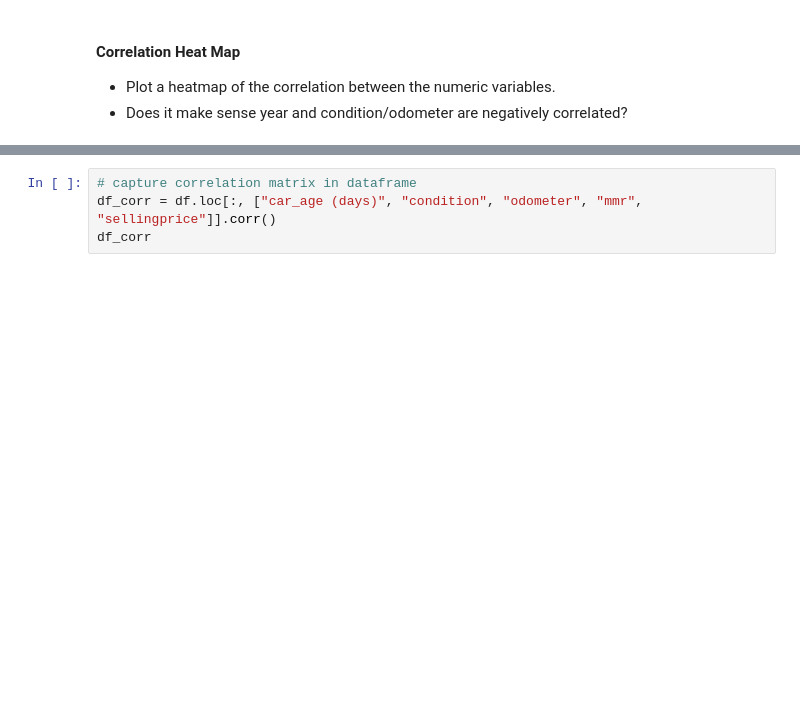
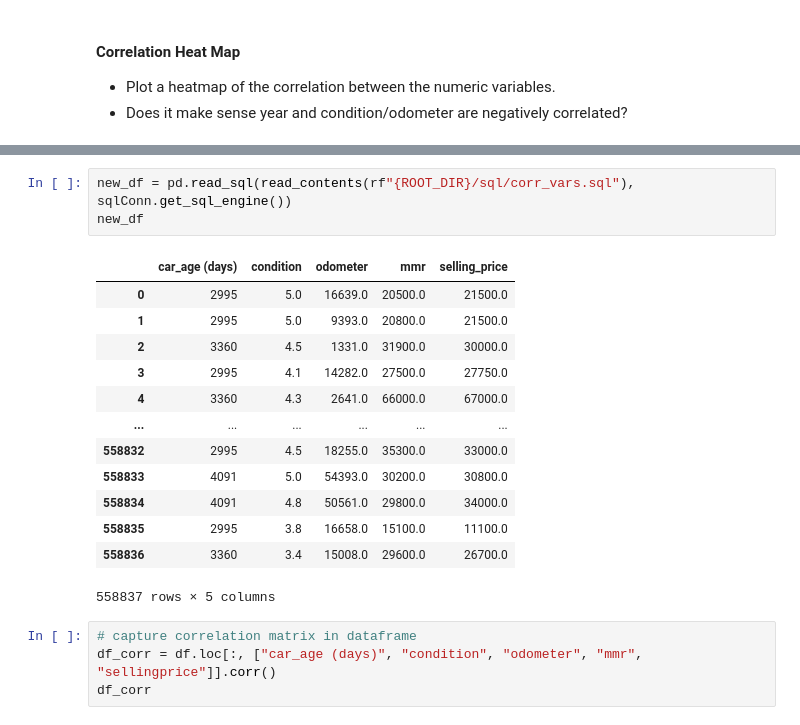
Before and after one commit to MeetPatel89/car_sales_analysis, a Jupyter notebook: notebook.ipynb, the cells around one changed output, grey strips where cells are left out. Cells and saved outputs as stored; diff of their text form; blank space fills up the shorter version.

```diff
--- a/notebook.ipynb
+++ b/notebook.ipynb
@@ -148,3 +137,20 @@ df.head()
+# %%
+new_df = pd.read_sql(read_contents(rf"{ROOT_DIR}/sql/corr_vars.sql"), sqlConn.get_sql_engine())
+new_df
+# %% [output]
+|  | car_age (days) | condition | odometer | mmr | selling_price |
+| 0 | 2995 | 5.0 | 16639.0 | 20500.0 | 21500.0 |
+| 1 | 2995 | 5.0 | 9393.0 | 20800.0 | 21500.0 |
+| 2 | 3360 | 4.5 | 1331.0 | 31900.0 | 30000.0 |
+| 3 | 2995 | 4.1 | 14282.0 | 27500.0 | 27750.0 |
+| 4 | 3360 | 4.3 | 2641.0 | 66000.0 | 67000.0 |
+| ... | ... | ... | ... | ... | ... |
+| 558832 | 2995 | 4.5 | 18255.0 | 35300.0 | 33000.0 |
+| 558833 | 4091 | 5.0 | 54393.0 | 30200.0 | 30800.0 |
+| 558834 | 4091 | 4.8 | 50561.0 | 29800.0 | 34000.0 |
+| 558835 | 2995 | 3.8 | 16658.0 | 15100.0 | 11100.0 |
+| 558836 | 3360 | 3.4 | 15008.0 | 29600.0 | 26700.0 |
+558837 rows × 5 columns
 # %%
 # capture correlation matrix in dataframe
 df_corr = df.loc[:, ["car_age (days)", "condition", "odometer", "mmr", "sellingprice"]].corr()
```
Also changed, not shown: parts of 1 cell of this notebook, 1 other file.
